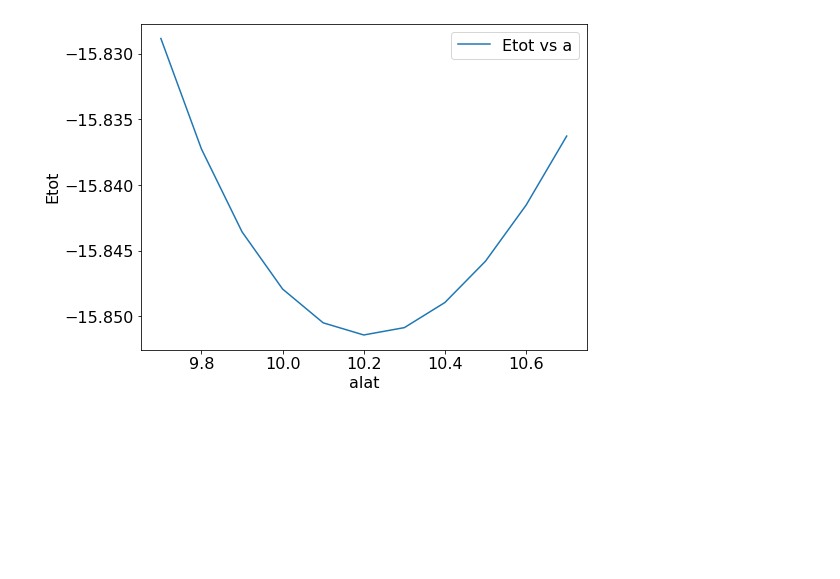
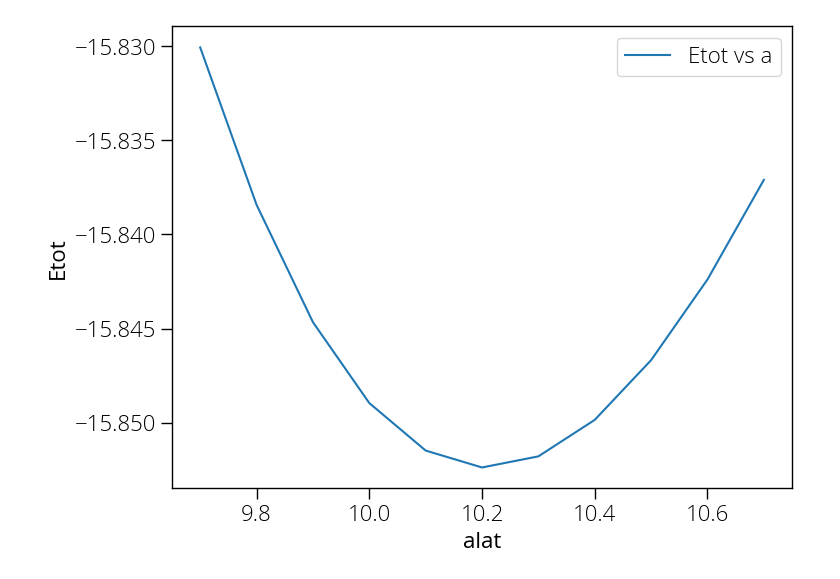
Before and after one commit to pranabdas/espresso, a Jupyter notebook: notebooks/Plots.ipynb, the cells around one changed output. Saved outputs shown, nothing was run; the diff lists cells and outputs as text; code cells hidden in the pictures; blank space fills up the shorter version.

```diff
--- a/notebooks/Plots.ipynb
+++ b/notebooks/Plots.ipynb
@@ -27,11 +28,35 @@ plt.show()
-# %%
-plt.figure(figsize = (8, 6))
-plt.rcParams.update({'font.size': 16});
-x, y = np.loadtxt('Etot-vs-alat.dat', delimiter=' ', unpack=True)
-plt.plot(x, y, label='Etot vs a')
-plt.xlabel('alat')
-plt.ylabel('Etot')
-plt.legend()
-plt.show()
-# %% [output]
-[figure, removed]
+# %%
+plt.rcParams.update(rcParamsDefault)
+large = 22; med = 16; #small = 12
+params = {'legend.fontsize': med,
+#       'figure.figsize': (8, 6),
+      'axes.labelsize': med,
+      'axes.titlesize': med,
+      'xtick.labelsize': med,
+      'ytick.labelsize': med,
+      'figure.titlesize': large,
+      'image.origin': 'lower',
+      'xtick.major.size': 8,
+      'ytick.major.size': 8,
+      'xtick.major.width': 1,
+      'ytick.major.width': 1,
+      'xtick.minor.size': 4,
+      'xtick.minor.width': 1,
+      'ytick.minor.size': 4,
+      'ytick.minor.width': 1,
+      'axes.linewidth': 1,
+      'font.family': 'sans-serif',
+      'font.sans-serif' : 'Open Sans',
+      'font.weight': 'light', # ultralight, light, regular, medium, bold
+      'font.style': 'normal', # normal, italic
+         }
+plt.rcParams.update(params)
+plt.figure(figsize = (8, 6))
+x, y = np.loadtxt('Etot-vs-alat.dat', delimiter=' ', unpack=True)
+plt.plot(x, y, label='Etot vs a')
+plt.xlabel('alat')
+plt.ylabel('Etot')
+plt.legend()
+plt.show()
+# %% [output]
+[figure, added]
```
Also changed, not shown: parts of 3 cells of this notebook, 15 other files.
